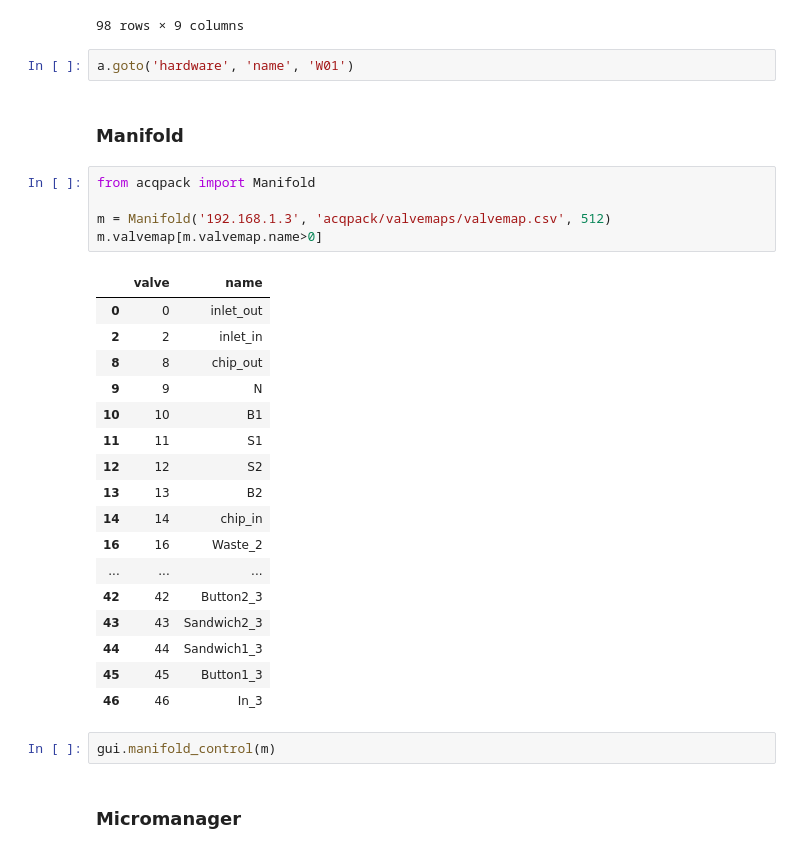
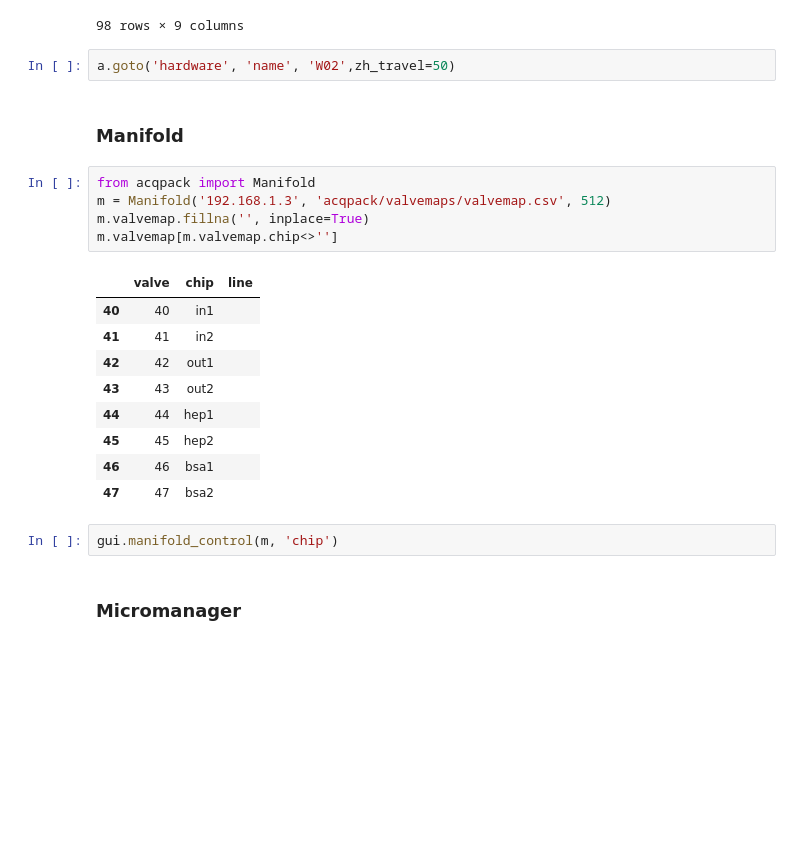
Before and after one commit to FordyceLab/AcqPack, a Jupyter notebook: Tests_Scott20170626.ipynb, the cells around one changed output. Saved outputs shown, nothing was run; the diff lists cells and outputs as text; blank space fills up the shorter version.

```diff
--- a/Tests_Scott20170626.ipynb
+++ b/Tests_Scott20170626.ipynb
@@ -73,34 +70,26 @@ See the caveats in the documentation: http://pandas.pydata.org/pandas-docs/stabl
 | 97 | 97 | 99 | 99 | 99 | W02 | -36.9737 | 1.1709 | 68.3999 |  |
 98 rows × 9 columns
 # %%
-a.goto('hardware', 'name', 'W01')
+a.goto('hardware', 'name', 'W02',zh_travel=50)
 # %% [markdown]
 ### Manifold
 # %%
 from acqpack import Manifold
-
 m = Manifold('192.168.1.3', 'acqpack/valvemaps/valvemap.csv', 512)
-m.valvemap[m.valvemap.name>0]
+m.valvemap.fillna('', inplace=True)
+m.valvemap[m.valvemap.chip<>'']
 # %% [output]
-|  | valve | name |
-| 0 | 0 | inlet_out |
-| 2 | 2 | inlet_in |
-| 8 | 8 | chip_out |
-| 9 | 9 | N |
-| 10 | 10 | B1 |
-| 11 | 11 | S1 |
-| 12 | 12 | S2 |
-| 13 | 13 | B2 |
-| 14 | 14 | chip_in |
-| 16 | 16 | Waste_2 |
-| ... | ... | ... |
-| 42 | 42 | Button2_3 |
-| 43 | 43 | Sandwich2_3 |
-| 44 | 44 | Sandwich1_3 |
-| 45 | 45 | Button1_3 |
-| 46 | 46 | In_3 |
+|  | valve | chip | line |
+| 40 | 40 | in1 |  |
+| 41 | 41 | in2 |  |
+| 42 | 42 | out1 |  |
+| 43 | 43 | out2 |  |
+| 44 | 44 | hep1 |  |
+| 45 | 45 | hep2 |  |
+| 46 | 46 | bsa1 |  |
+| 47 | 47 | bsa2 |  |
 # %%
-gui.manifold_control(m)
+gui.manifold_control(m, 'chip')
 # %% [markdown]
 ### Micromanager
 # %%
```
Also changed, not shown: parts of 9 cells of this notebook, 2 other files.
